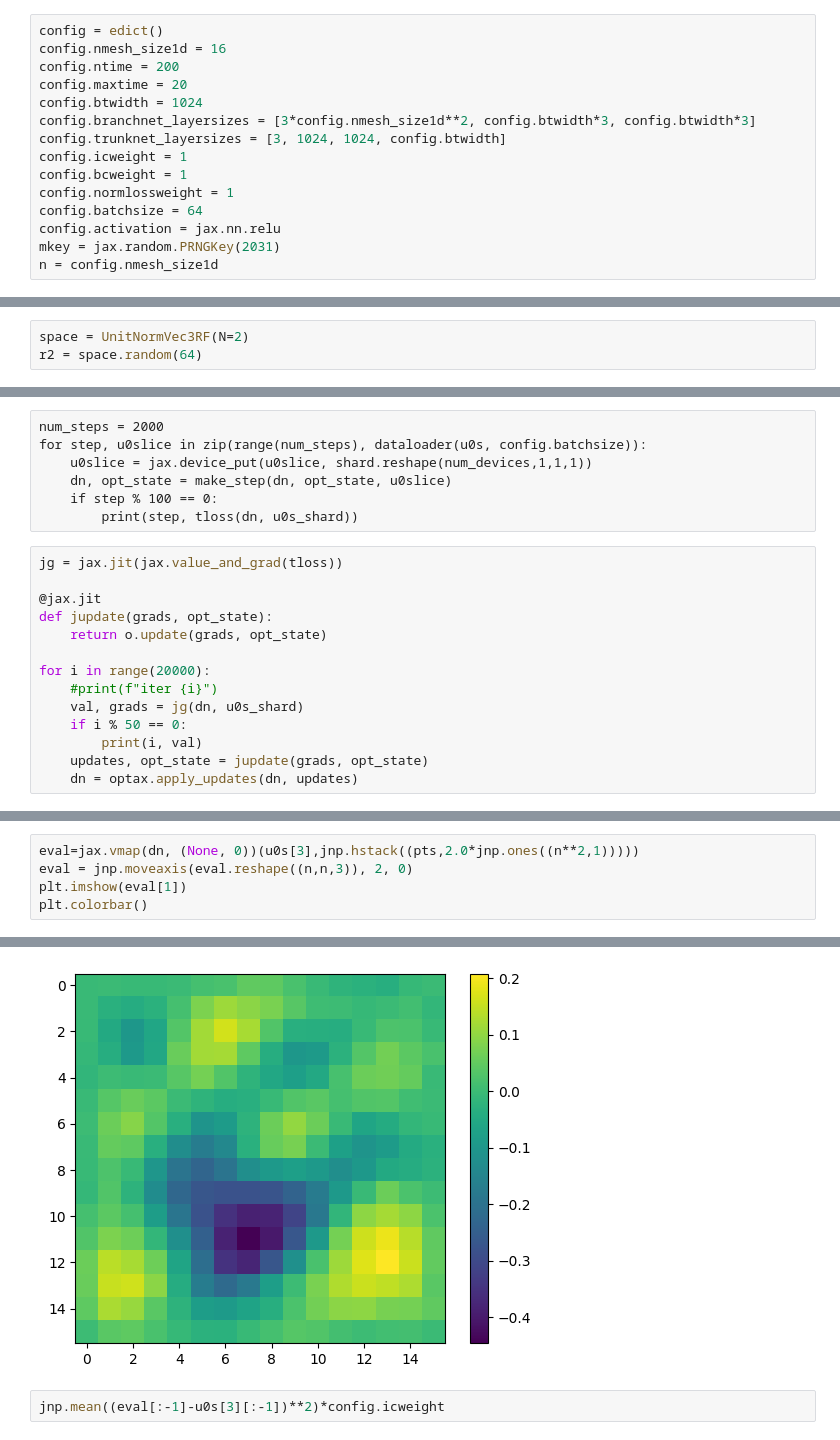
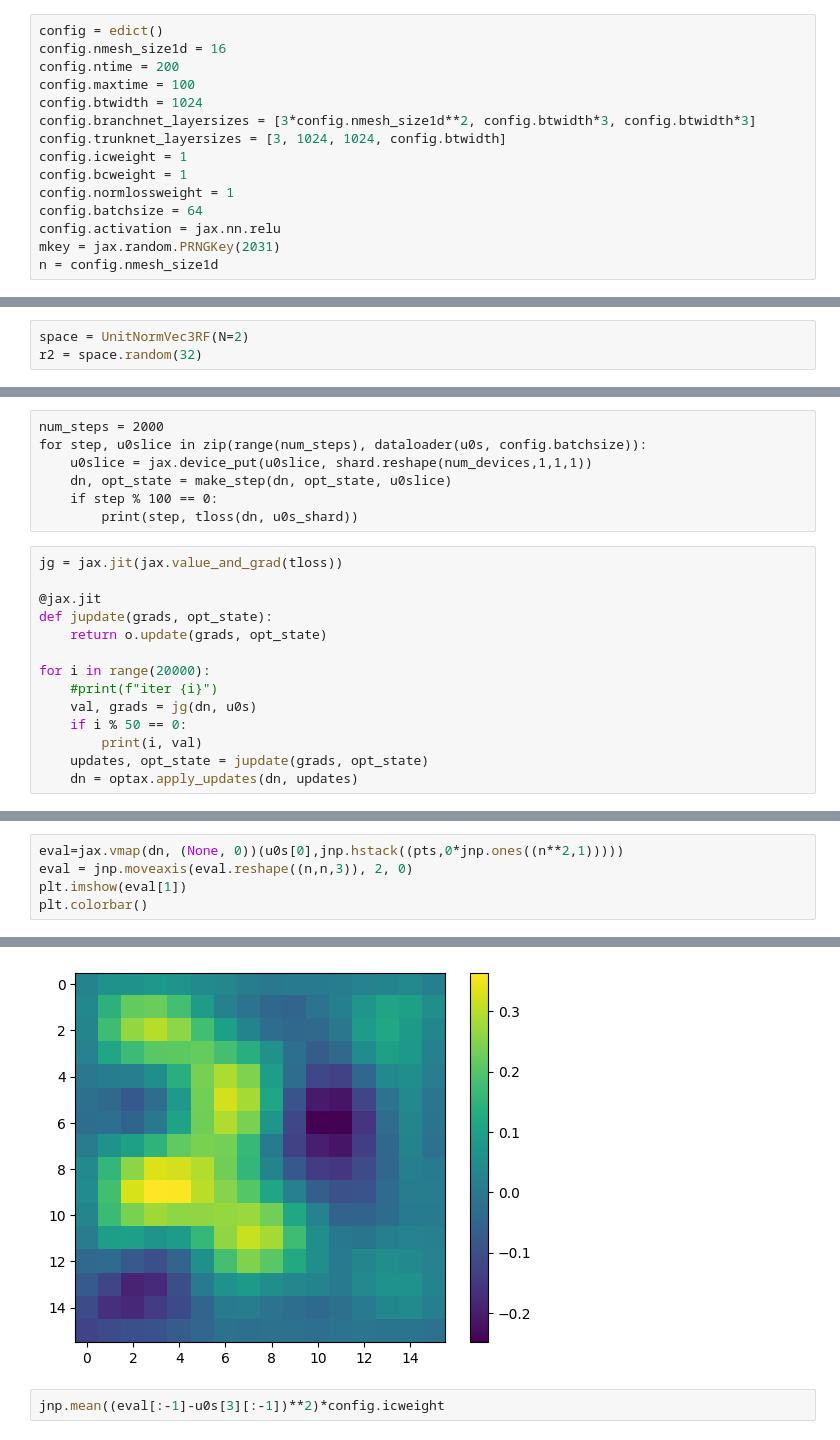
Before and after one commit to chillenb/landaunet, a Jupyter notebook: scimlproj.ipynb, the cells around one changed output, grey strips where cells are left out. Saved outputs shown, nothing was run; the diff lists cells and outputs as text.

```diff
--- a/scimlproj.ipynb
+++ b/scimlproj.ipynb
@@ -61,7 +61,7 @@ r = space.random(2)
 config = edict()
 config.nmesh_size1d = 16
 config.ntime = 200
-config.maxtime = 20
+config.maxtime = 100
 config.btwidth = 1024
 config.branchnet_layersizes = [3*config.nmesh_size1d**2, config.btwidth*3, config.btwidth*3]
 config.trunknet_layersizes = [3, 1024, 1024, config.btwidth]
@@ -262,7 +262,7 @@ def print_losses(model, u0s, spacetimepts):
     print("pde", pdelosses(model, u0s, spacetimepts))
 # %%
 space = UnitNormVec3RF(N=2)
-r2 = space.random(64)
+r2 = space.random(32)
 # %%
 u0s = space.eval_batch(r2, pts)
 u0s = jnp.reshape(u0s, (u0s.shape[0], 3, n, n))
@@ -335,7 +332,7 @@ def jupdate(grads, opt_state):
 
 for i in range(20000):
     #print(f"iter {i}")
-    val, grads = jg(dn, u0s_shard)
+    val, grads = jg(dn, u0s)
     if i % 50 == 0:
         print(i, val)
     updates, opt_state = jupdate(grads, opt_state)
@@ -365,11 +354,11 @@ plt.colorbar()
 # %%
-eval=jax.vmap(dn, (None, 0))(u0s[3],jnp.hstack((pts,2.0*jnp.ones((n**2,1)))))
+eval=jax.vmap(dn, (None, 0))(u0s[0],jnp.hstack((pts,0*jnp.ones((n**2,1)))))
 eval = jnp.moveaxis(eval.reshape((n,n,3)), 2, 0)
 plt.imshow(eval[1])
 plt.colorbar()
 # %% [output]
 <matplotlib.colorbar.Colorbar at 0x...>
-[figure, old version]
+[figure, new version]
 # %%
 jnp.mean((eval[:-1]-u0s[3][:-1])**2)*config.icweight
 # %% [output]
```
Also changed, not shown: parts of 15 cells of this notebook, 5 other files.
